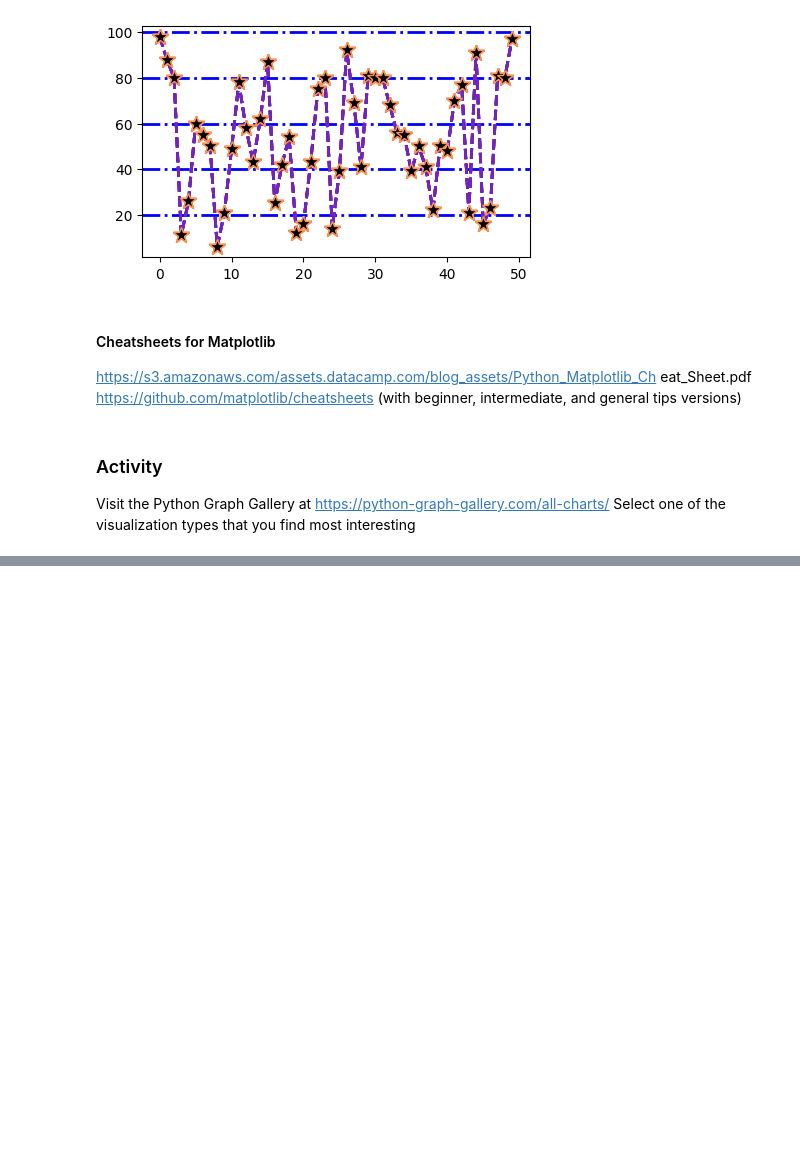
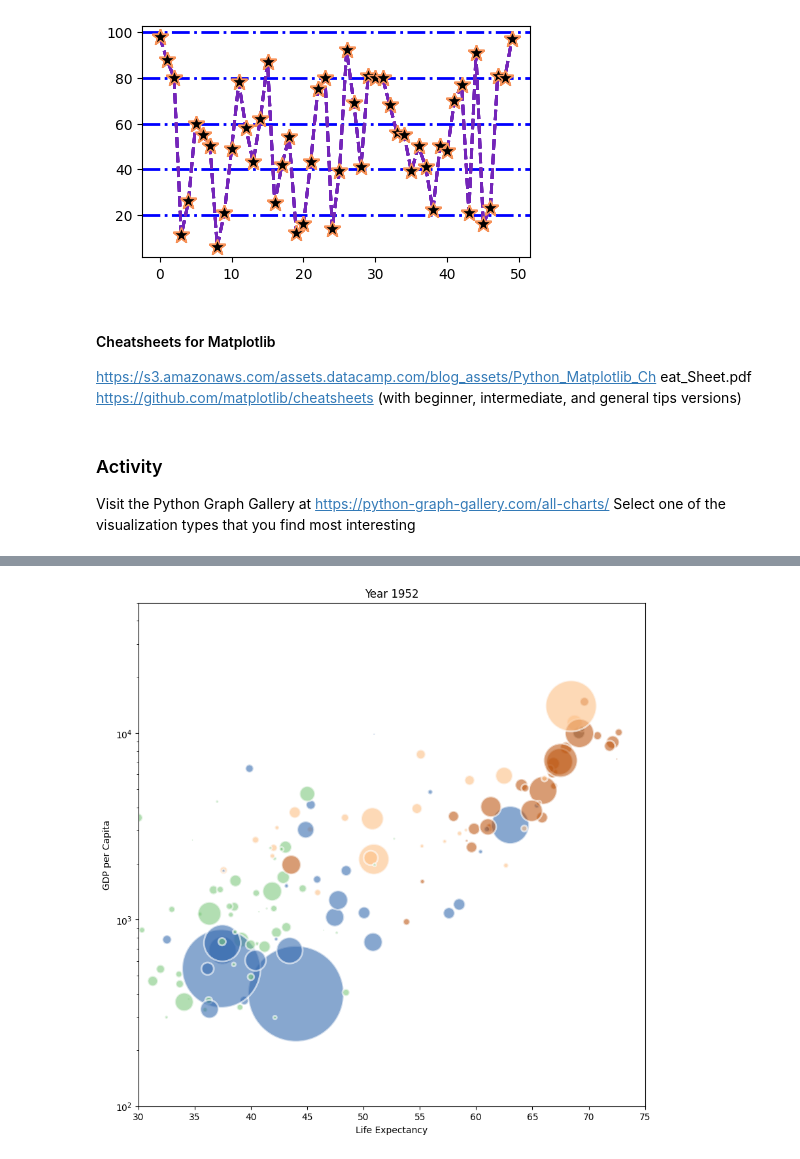
Before and after one commit to dhamijap/visualization, a Jupyter notebook: 02_activities/assignments/participation/assignment-1.ipynb, the cells around one changed output, grey strips where cells are left out. Saved outputs shown, nothing was run; the diff lists cells and outputs as text; code cells hidden in the pictures; blank space fills up the shorter version.

```diff
--- a/02_activities/assignments/participation/assignment-1.ipynb
+++ b/02_activities/assignments/participation/assignment-1.ipynb
@@ -243,0 +327,9 @@ visualizations. Does your visualization of choice succeed in each area?
+# %%
+import matplotlib.pyplot as plt
+from matplotlib.animation import FuncAnimation
+import pandas as pd
+import numpy as np
+
+data = pd.read_csv('https://raw.githubusercontent.com/holtzy/The-Python-Graph-Gallery/master/static/data/gapminderData.csv')
+data['continent'] = pd.Categorical(data['continent'])
+data.head()
@@ -243,0 +343,29 @@ visualizations. Does your visualization of choice succeed in each area?
+# %%
+fig, ax = plt.subplots(figsize=(10, 10))
+
+# Subset of the data for year 1952
+data1952 = data[data.year == 1952]
+
+# Scatterplot
+ax.scatter(
+    x = data1952['lifeExp'],
+    y = data1952['gdpPercap'],
+    s = data1952['pop']/50000,
+    c = data1952['continent'].cat.codes,
+    cmap = "Accent",
+    alpha = 0.6,
+    edgecolors = "white",
+    linewidth = 2
+)
+
+# Add titles (main and on axis)
+plt.yscale('log')
+ax.set_xlabel("Life Expectancy")
+ax.set_ylabel("GDP per Capita")
+ax.set_title("Year 1952")
+ax.set_ylim(100,50000)
+ax.set_xlim(30, 75)
+
+plt.show()
+# %% [output]
+[figure, added]
```
Also changed, not shown: parts of 7 cells of this notebook, 2 other files.
